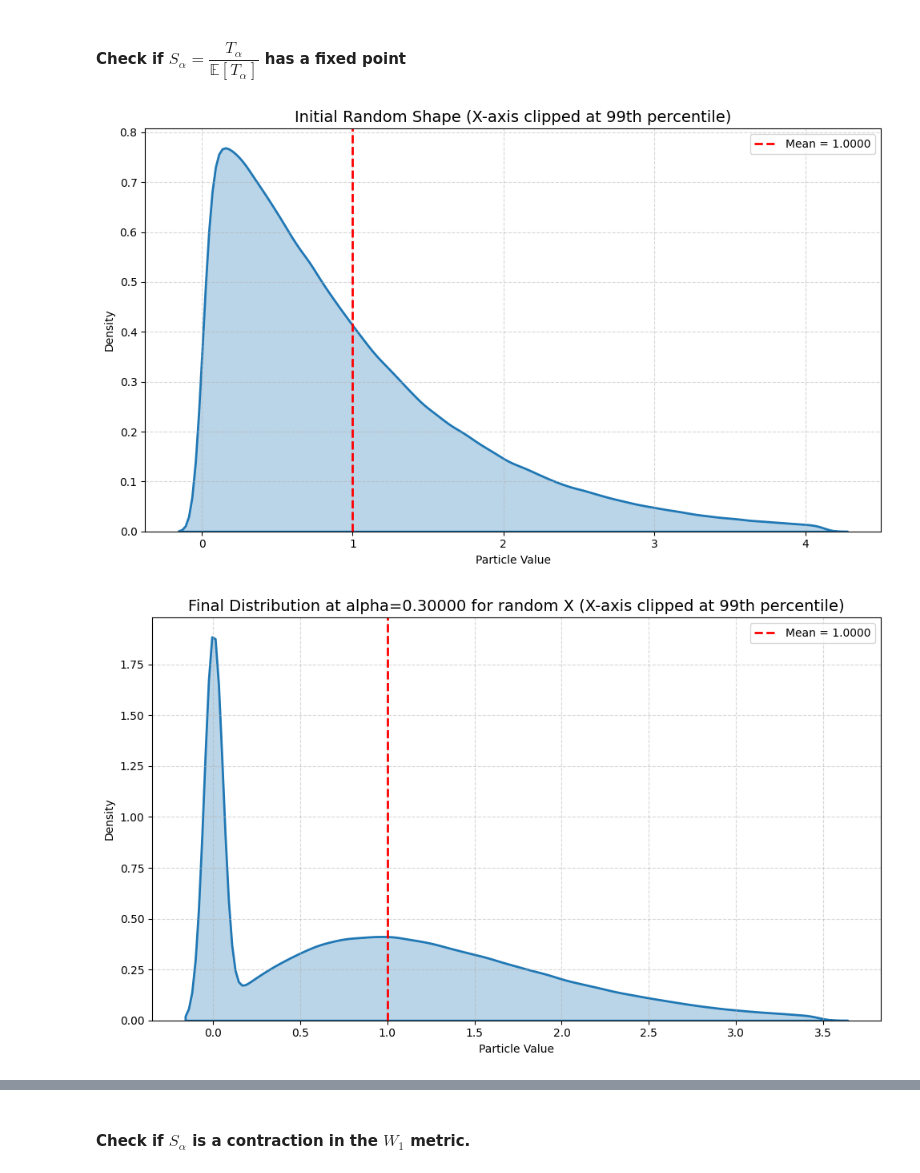
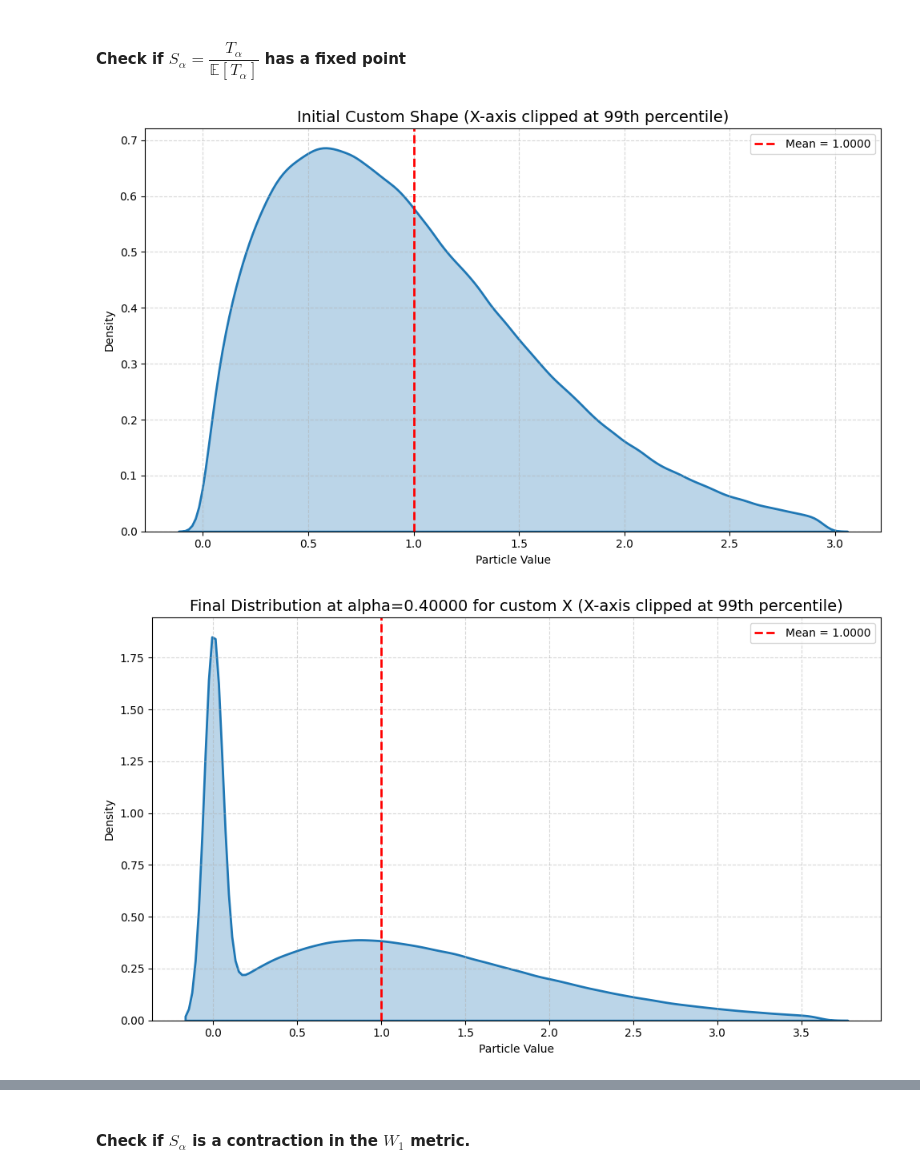
Before and after one commit to mintcd/m2-bezout, a Jupyter notebook: internship/src/notebooks/fixed_point.ipynb, the cells around one changed output, grey strips where cells are left out. Saved outputs shown, nothing was run; the diff lists cells and outputs as text; code cells hidden in the pictures.

```diff
--- a/internship/src/notebooks/fixed_point.ipynb
+++ b/internship/src/notebooks/fixed_point.ipynb
@@ -29,28 +29,29 @@ class MeanOneGenerator:
             (stats.lognorm, {'s': lambda: np.random.uniform(0.5, 2.0)}),  # Heavy right tail
             (stats.gamma, {'a': lambda: np.random.uniform(0.5, 5.0)}),    # Flexible skew
             (stats.weibull_min, {'c': lambda: np.random.uniform(0.5, 2.0)}), # Extreme value
-            (stats.halfcauchy, {'loc': lambda: 0, 'scale': lambda: 1})    # Extreme heavy tail
+            # (stats.halfcauchy, {'loc': lambda: 0, 'scale': lambda: 1})    # Extreme heavy tail (dont't use because it doesn't have a finite mean)
         ]
 
-    def generate_uniform_shape(self):
+    def generate_uniform_shape(self, width=None):
       """Generates a uniform distribution with random variance, projected to mean 1."""
 
-      width = np.random.uniform(low=0.1, high=0.99)
+      if width is None:
+          width = np.random.uniform(low=0.1, high=0.99)
 
       Z = np.random.uniform(low=1.0 - width, high=1.0 + width, size=self.size)
       X = Z / np.mean(Z)
 
-      return X, "Uniform", {"low": 1.0 - width, "high": 1.0 + width}
+      return X, "uniform", {"low": 1.0 - width, "high": 1.0 + width}
 
-    def generate_custom_shape(self, shape: Literal["uniform", "lognorm", "gamma", "dirac"]):
+    def generate_custom_shape(self, shape: Literal["uniform", "lognorm", "gamma", "dirac", "weibull_min"]):
         if shape == "uniform":
             return self.generate_uniform_shape()
         elif shape == "dirac":
             # Generate a Dirac delta distribution (all values are 1)
             X = np.ones(self.size)
-            return X, "Dirac", {}
+            return X, "dirac", {}
         else:
-            dist_class, param_generators = self.distribution_bank[{"lognorm": 0, "gamma": 1, "weibull_min": 2, "halfcauchy": 3}[shape]]
+            dist_class, param_generators = self.distribution_bank[{"lognorm": 0, "gamma": 1, "weibull_min": 2}[shape]]
 
             # Evaluate the random parameters
             params = {k: v() for k, v in param_generators.items()}
@@ -437,21 +427,21 @@ plot_distribution(X, title=f"Distribution after 300 iterations of T with alpha*=
 # %%
 generator = MeanOneGenerator(size=1000000)
 
-X_init,_,_ = generator.generate_random_shape()
-plot_distribution(X_init, title="Initial Random Shape", clip_percentile=99)
+X_init,_,_ = generator.generate_custom_shape('weibull_min')
+plot_distribution(X_init, title="Initial Custom Shape", clip_percentile=99)
 
-alpha = 0.3
+alpha = 0.4
 u, v = 0.5, 0.3
 
 X = X_init
 
 for _ in range(20):
     X = apply_S(X, u, v, alpha)
 
-plot_distribution(X, title=f"Final Distribution at alpha={alpha:.5f} for random X", clip_percentile=99)
+plot_distribution(X, title=f"Final Distribution at alpha={alpha:.5f} for custom X", clip_percentile=99)
 # %% [output]
-[figure, old version]
+[figure, new version]
-[figure, old version]
+[figure, new version]
 # %%
 Y_init,_,_ = generator.generate_uniform_shape()
 plot_distribution(Y_init, title="Initial Uniform Shape", clip_percentile=99)
```
Also changed, not shown: parts of 18 cells of this notebook, 16 other files.
